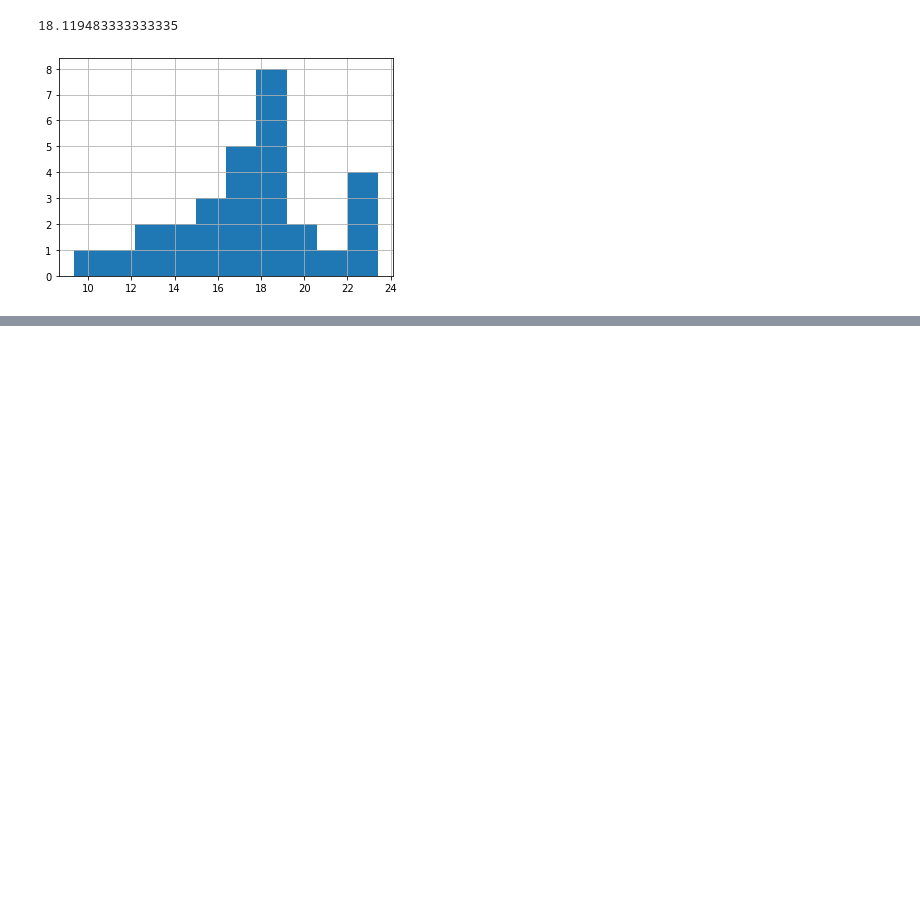
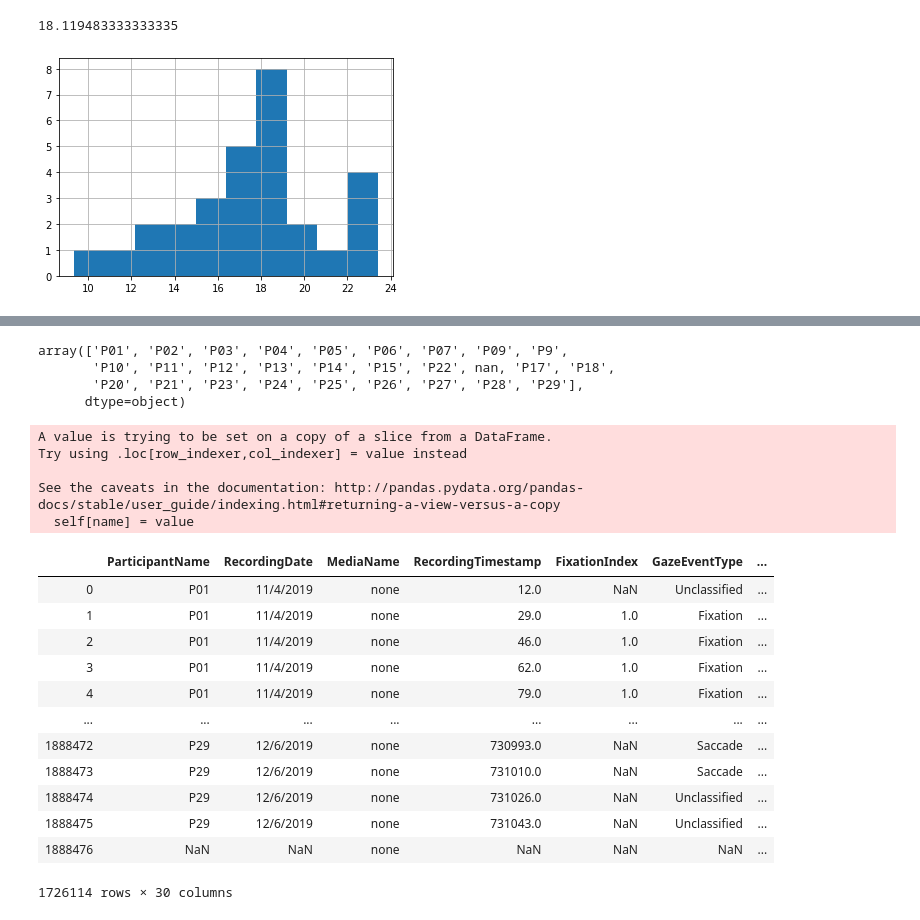
Before and after one commit to jessebmurray/eyetracking, a Jupyter notebook: par_data_total.ipynb, the cells around one changed output, grey strips where cells are left out. Cells and saved outputs as stored; diff of their text form; code cells hidden in the pictures; blank space fills up the shorter version.

```diff
--- a/par_data_total.ipynb
+++ b/par_data_total.ipynb
@@ -12,7 +12,8 @@ total_data = pd.read_csv('total_participant_data.csv')
 total_data.drop(columns=['FixationFilter', 'CamLeftX', 'CamLeftY', 'CamRightX', 'CamRightY'], inplace=True)
 total_data.drop(columns=['IRMarkerCount', 'IRMarkerID', 'PupilGlassesRight'], inplace=True)
 
-
+# rename certain columns
+total_data.rename(columns={'GazePointX (ADCSpx)': 'gen_gazeX', 'GazePointY (ADCSpx)': 'gen_gazeY'}, inplace=True)
 total_data
 # %% [output]
 |  | ParticipantName | RecordingName | RecordingDate | MediaName | RecordingTimestamp | FixationIndex | ... |
@@ -195,0 +253,44 @@ six_letter_coordinates = [[35, 509], [335, 87], [943, 87], [1245, 509], [944, 92
+# %%
+# Drop the RecordingName column
+
+total_data.drop(columns=['RecordingName'], inplace=True)
+# %%
+# Drop all entries from the participants whose eyes could not be identified well by the eye trackier (particpants 16
+# and 19)
+
+total_data = total_data[(total_data.ParticipantName != 'P19') & (total_data.ParticipantName != 'P16')]
+# %%
+# Now we can see that 'P19' and 'P16' are dropped
+
+total_data.ParticipantName.unique()
+# %% [output]
+array(['P01', 'P02', 'P03', 'P04', 'P05', 'P06', 'P07', 'P09', 'P9',
+       'P10', 'P11', 'P12', 'P13', 'P14', 'P15', 'P22', nan, 'P17', 'P18',
+       'P20', 'P21', 'P23', 'P24', 'P25', 'P26', 'P27', 'P28', 'P29'],
+      dtype=object)
+# %%
+# Replace Nan in MediaName with 'none'
+
+total_data.MediaName = total_data.MediaName.fillna('none')
+# %% [output]
+A value is trying to be set on a copy of a slice from a DataFrame.
+Try using .loc[row_indexer,col_indexer] = value instead
+
+See the caveats in the documentation: http://pandas.pydata.org/pandas-docs/stable/user_guide/indexing.html#returning-a-view-versus-a-copy
+  self[name] = value
+# %%
+total_data
+# %% [output]
+|  | ParticipantName | RecordingDate | MediaName | RecordingTimestamp | FixationIndex | GazeEventType | ... |
+| 0 | P01 | 11/4/2019 | none | 12.0 | NaN | Unclassified | ... |
+| 1 | P01 | 11/4/2019 | none | 29.0 | 1.0 | Fixation | ... |
+| 2 | P01 | 11/4/2019 | none | 46.0 | 1.0 | Fixation | ... |
+| 3 | P01 | 11/4/2019 | none | 62.0 | 1.0 | Fixation | ... |
+| 4 | P01 | 11/4/2019 | none | 79.0 | 1.0 | Fixation | ... |
+| ... | ... | ... | ... | ... | ... | ... | ... |
+| 1888472 | P29 | 12/6/2019 | none | 730993.0 | NaN | Saccade | ... |
+| 1888473 | P29 | 12/6/2019 | none | 731010.0 | NaN | Saccade | ... |
+| 1888474 | P29 | 12/6/2019 | none | 731026.0 | NaN | Unclassified | ... |
+| 1888475 | P29 | 12/6/2019 | none | 731043.0 | NaN | Unclassified | ... |
+| 1888476 | NaN | NaN | none | NaN | NaN | NaN | ... |
+1726114 rows × 30 columns
```
Also changed, not shown: parts of 14 cells of this notebook.
